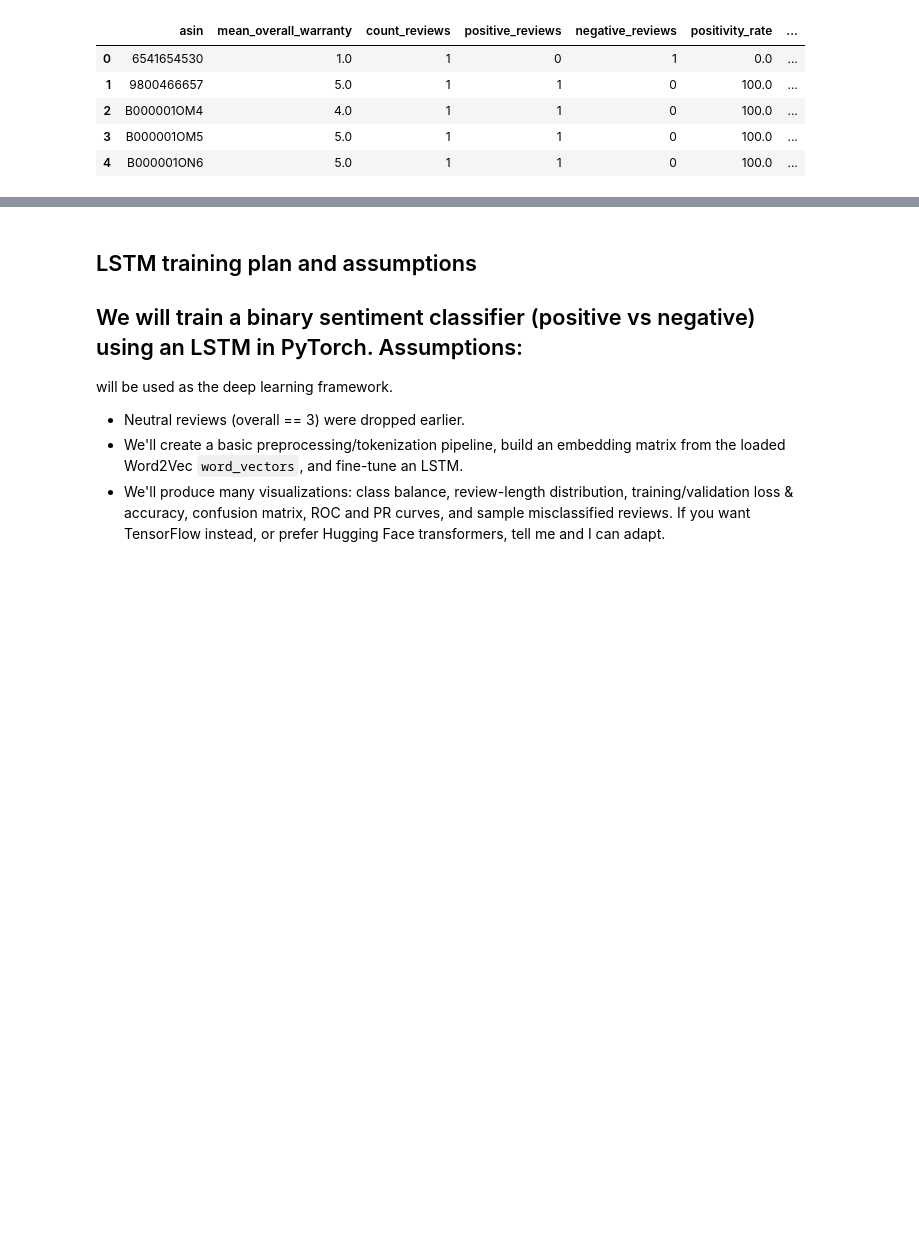
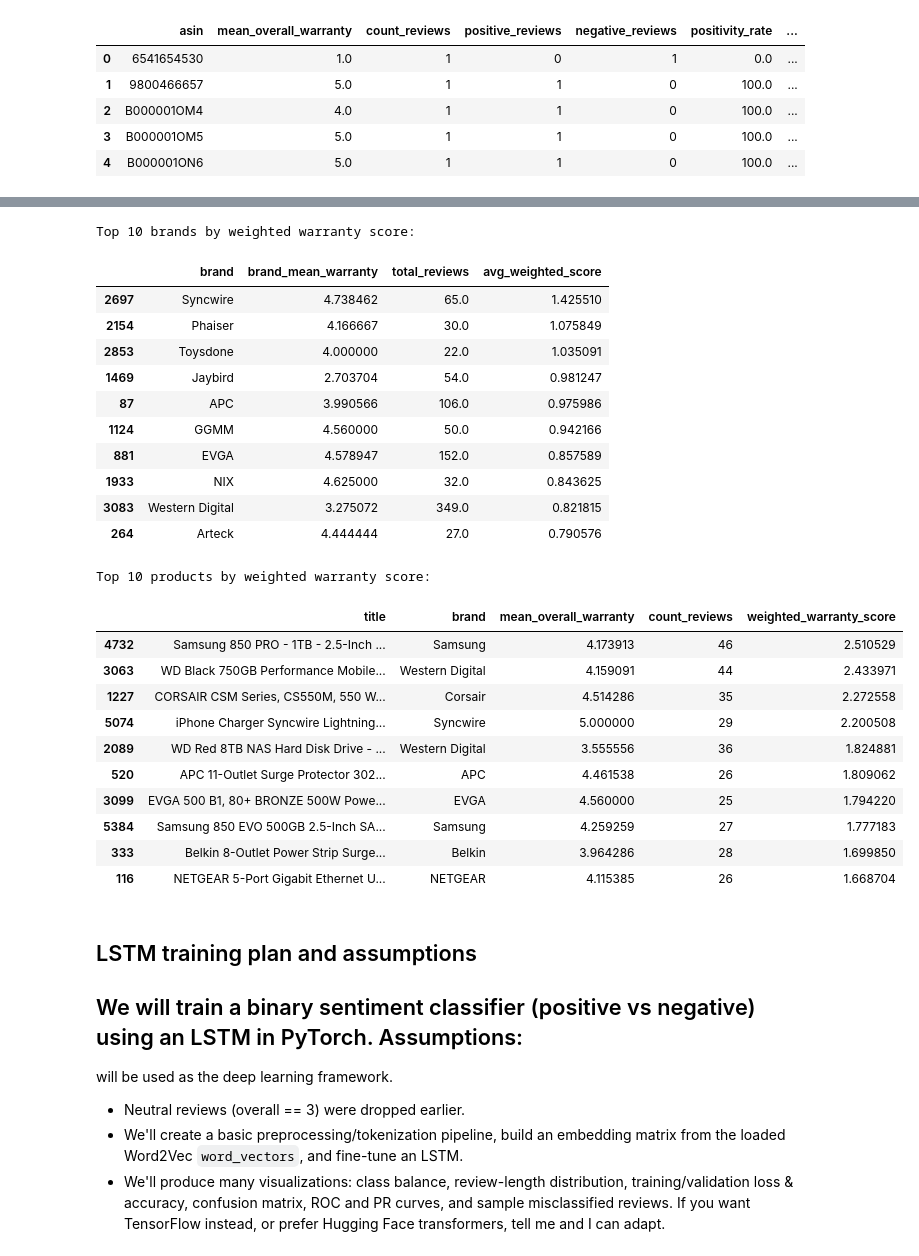
Before and after one commit to Hazhir2002/project2-ai-bootcamp, a Jupyter notebook: sentiment-analysis-of-comments.ipynb, the cells around one changed output, grey strips where cells are left out. Drawn from its saved outputs; the diff is of its cells as text; code cells hidden in the pictures; blank space fills up the shorter version.

```diff
--- a/sentiment-analysis-of-comments.ipynb
+++ b/sentiment-analysis-of-comments.ipynb
@@ -257,3 +379,49 @@ Saved warranty_product_summary_with_titles.csv
+# %%
+merged['weighted_warranty_score'] = (
+    merged['mean_overall_warranty'] * (1 - np.exp(-merged['count_reviews'] / 50))
+)
+brand_stats = (
+    merged.groupby('brand')
+    .apply(lambda x: pd.Series({
+        'brand_mean_warranty': np.average(x['mean_overall_warranty'], weights=x['count_reviews']),
+        'total_reviews': x['count_reviews'].sum(),
+        'avg_weighted_score': np.average(x['weighted_warranty_score'], weights=x['count_reviews'])
+    }))
+    .reset_index()
+)
+brand_stats = brand_stats[brand_stats['total_reviews'] >= 20]
+print("Top 10 brands by weighted warranty score:")
+display(brand_stats.sort_values('avg_weighted_score', ascending=False).head(10))
+
+print("Top 10 products by weighted warranty score:")
+display(merged.sort_values('weighted_warranty_score', ascending=False)[
+    ['title','brand','mean_overall_warranty','count_reviews','weighted_warranty_score']
+].head(10))
+# %% [output]
+Top 10 brands by weighted warranty score:
+|  | brand | brand_mean_warranty | total_reviews | avg_weighted_score |
+| 2697 | Syncwire | 4.738462 | 65.0 | 1.425510 |
+| 2154 | Phaiser | 4.166667 | 30.0 | 1.075849 |
+| 2853 | Toysdone | 4.000000 | 22.0 | 1.035091 |
+| 1469 | Jaybird | 2.703704 | 54.0 | 0.981247 |
+| 87 | APC | 3.990566 | 106.0 | 0.975986 |
+| 1124 | GGMM | 4.560000 | 50.0 | 0.942166 |
+| 881 | EVGA | 4.578947 | 152.0 | 0.857589 |
+| 1933 | NIX | 4.625000 | 32.0 | 0.843625 |
+| 3083 | Western Digital | 3.275072 | 349.0 | 0.821815 |
+| 264 | Arteck | 4.444444 | 27.0 | 0.790576 |
+Top 10 products by weighted warranty score:
+|  | title | brand | mean_overall_warranty | count_reviews | weighted_warranty_score |
+| 4732 | Samsung 850 PRO - 1TB - 2.5-Inch ... | Samsung | 4.173913 | 46 | 2.510529 |
+| 3063 | WD Black 750GB Performance Mobile... | Western Digital | 4.159091 | 44 | 2.433971 |
+| 1227 | CORSAIR CSM Series, CS550M, 550 W... | Corsair | 4.514286 | 35 | 2.272558 |
+| 5074 | iPhone Charger Syncwire Lightning... | Syncwire | 5.000000 | 29 | 2.200508 |
+| 2089 | WD Red 8TB NAS Hard Disk Drive - ... | Western Digital | 3.555556 | 36 | 1.824881 |
+| 520 | APC 11-Outlet Surge Protector 302... | APC | 4.461538 | 26 | 1.809062 |
+| 3099 | EVGA 500 B1, 80+ BRONZE 500W Powe... | EVGA | 4.560000 | 25 | 1.794220 |
+| 5384 | Samsung 850 EVO 500GB 2.5-Inch SA... | Samsung | 4.259259 | 27 | 1.777183 |
+| 333 | Belkin 8-Outlet Power Strip Surge... | Belkin | 3.964286 | 28 | 1.699850 |
+| 116 | NETGEAR 5-Port Gigabit Ethernet U... | NETGEAR | 4.115385 | 26 | 1.668704 |
 # %% [markdown]
 ## LSTM training plan and assumptions
 We will train a binary sentiment classifier (positive vs negative) using an LSTM in PyTorch.
```
Also changed, not shown: parts of 3 cells of this notebook, 2 other files.
